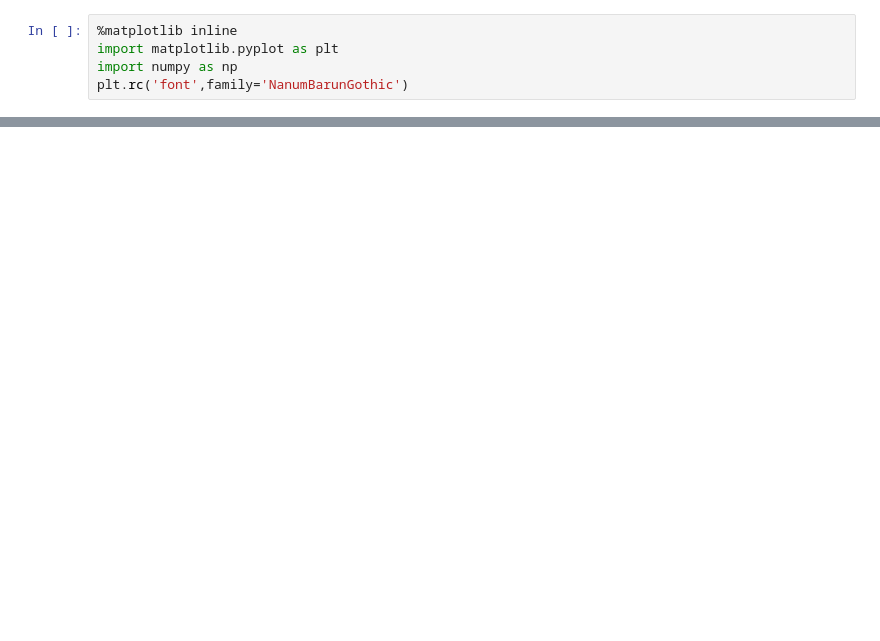
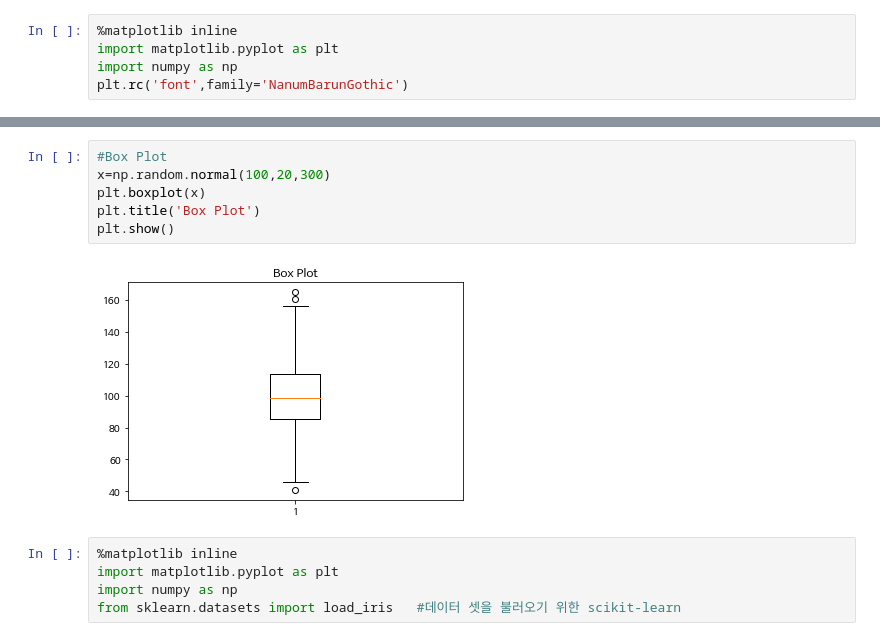
Before and after one commit to ha-yun/GSTEC, a Jupyter notebook: 210624.ipynb, the cells around one changed output, grey strips where cells are left out. Drawn from its saved outputs; the diff is of its cells as text; blank space fills up the shorter version.

```diff
--- a/210624.ipynb
+++ b/210624.ipynb
@@ -238,0 +238,13 @@ plt.show()
+# %%
+#Box Plot
+x=np.random.normal(100,20,300)
+plt.boxplot(x)
+plt.title('Box Plot')
+plt.show()
+# %% [output]
+[figure, added]
+# %%
+%matplotlib inline
+import matplotlib.pyplot as plt
+import numpy as np
+from sklearn.datasets import load_iris   #데이터 셋을 불러오기 위한 scikit-learn
```
Also changed, not shown: parts of 13 cells of this notebook.
